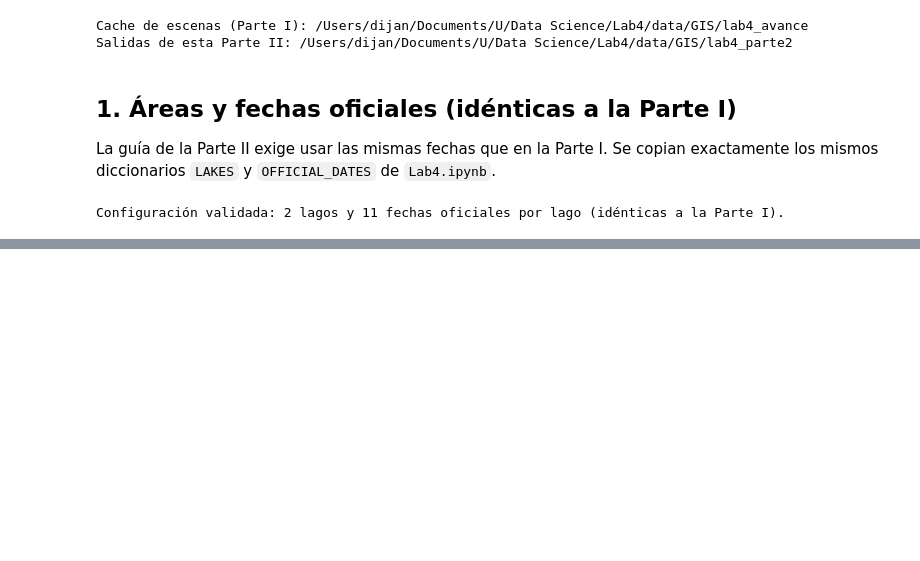
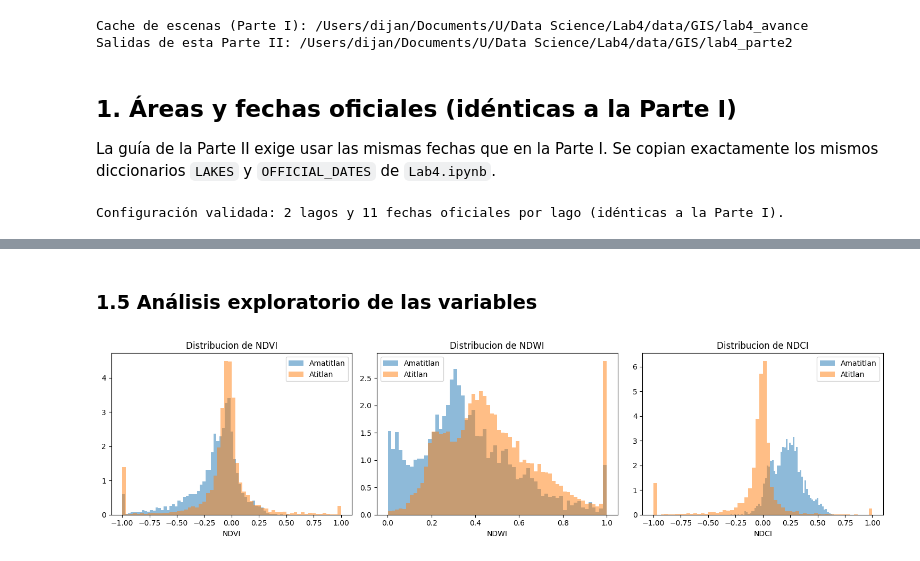
Before and after one commit to DavidDominguez-11/DS-Lab1, a Jupyter notebook: Laboratorio4_Parte2.ipynb, the cells around one changed output, grey strips where cells are left out. Drawn from its saved outputs; the diff is of its cells as text; code cells hidden in the pictures; blank space fills up the shorter version.

```diff
--- a/Laboratorio4_Parte2.ipynb
+++ b/Laboratorio4_Parte2.ipynb
@@ -80,0 +91,4 @@ Configuración validada: 2 lagos y 11 fechas oficiales por lago (idénticas a la
+# %%
+connection = openeo.connect(API_URL)
+connection = connection.authenticate_oidc()
+print(f"Conexion autenticada: {API_URL}")
@@ -80,0 +194,11 @@ Configuración validada: 2 lagos y 11 fechas oficiales por lago (idénticas a la
+# %%
+frames = []
+for lake_name, date_text, path in scene_files:
+    frame = build_pixel_table(path, lake_name, date_text)
+    frames.append(frame)
+    print(f"{lake_name} {date_text}: {len(frame):,} observaciones muestreadas")
+
+ml_dataset = pd.concat(frames, ignore_index=True)
+ml_dataset.to_csv(OUT_DIR / "ml_dataset_bruto.csv", index=False)
+print(f"\nTotal de observaciones: {len(ml_dataset):,}")
+ml_dataset.head()
@@ -80,0 +307,15 @@ Configuración validada: 2 lagos y 11 fechas oficiales por lago (idénticas a la
+# %% [markdown]
+### 1.5 Análisis exploratorio de las variables
+# %%
+fig, axes = plt.subplots(1, 3, figsize=(15, 4))
+for ax, col in zip(axes, ["NDVI", "NDWI", "NDCI"]):
+    for lake_name, group in ml_dataset.groupby("lake"):
+        ax.hist(group[col], bins=60, alpha=0.5, label=lake_name, density=True)
+    ax.set_title(f"Distribucion de {col}")
+    ax.set_xlabel(col)
+    ax.legend()
+fig.tight_layout()
+fig.savefig(OUT_DIR / "eda_histogramas_indices.png", dpi=150, bbox_inches="tight")
+plt.show()
+# %% [output]
+[figure, added]
```
Also changed, not shown: parts of 11 cells of this notebook.
